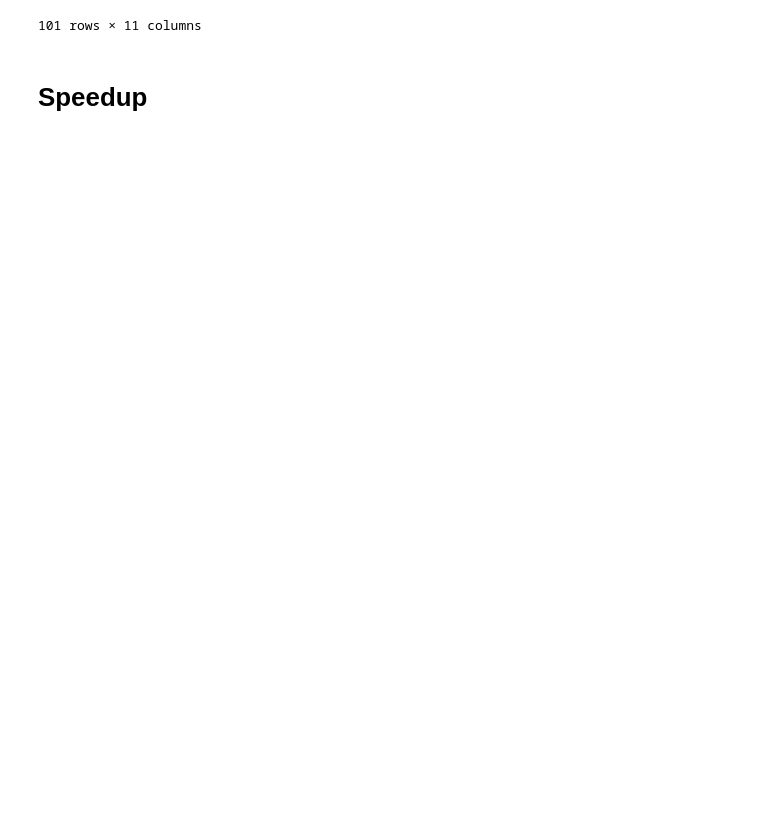
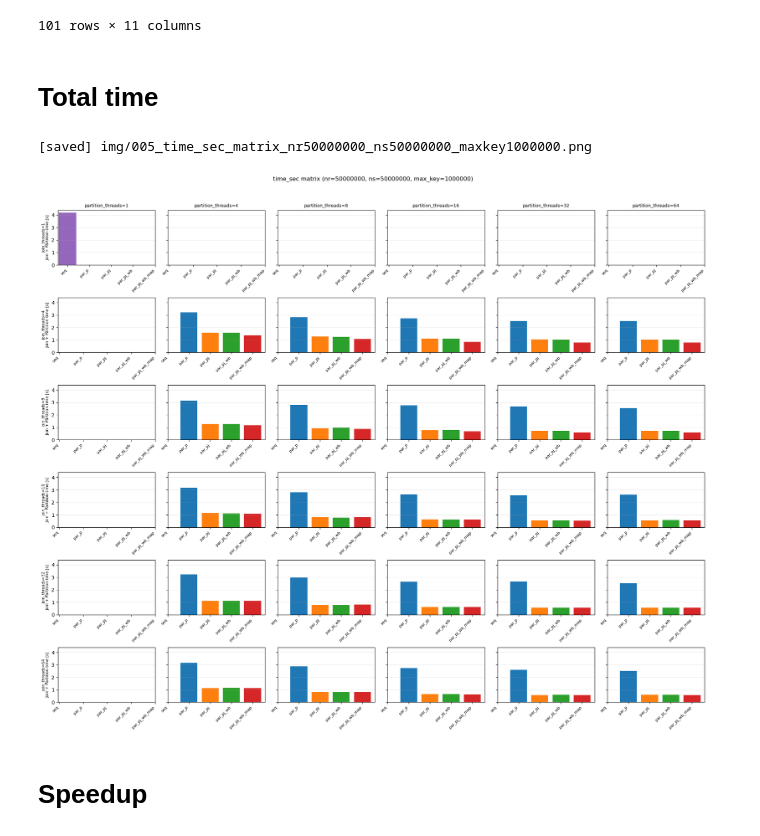
Before and after one commit to GianlucaPanzani/Optimization-of-Partitioned-Hash-Join-with-Duplicates-part_2, a Jupyter notebook: src/statistics.ipynb, the cells around one changed output. Cells and saved outputs as stored; diff of their text form; code cells hidden in the pictures; blank space fills up the shorter version.

```diff
--- a/src/statistics.ipynb
+++ b/src/statistics.ipynb
@@ -492,6 +492,20 @@ std_df.sort_values(["max_key", "exec_type"]).reset_index(drop=True)
 | 99 | 6185417096973469475 | 16931092769743058723 | 2499986166 | 64 | 1000000 | 50000000 | 50000000 | 64 | ... |
 | 100 | 6185417096973469475 | 16931092769743058723 | 2499986166 | 1 | 1000000 | 50000000 | 50000000 | 1 | ... |
 101 rows × 11 columns
+# %% [markdown]
+# Total time
+# %%
+global_tot_time_ymax = stable_avg_df["time_sec"].max()
+plot_thread_matrix(
+    stable_avg_df,
+    metric_col="time_sec",
+    y_label="Join + Partition time [s]",
+    title_prefix="time_sec",
+    global_ymax=global_tot_time_ymax,
+)
+# %% [output]
+[saved] img/005_time_sec_matrix_nr50000000_ns50000000_maxkey1000000.png
+[figure, added]
 # %% [markdown]
 # Speedup
 # %%
```
Also changed, not shown: parts of 2 cells of this notebook, 17 other files.
